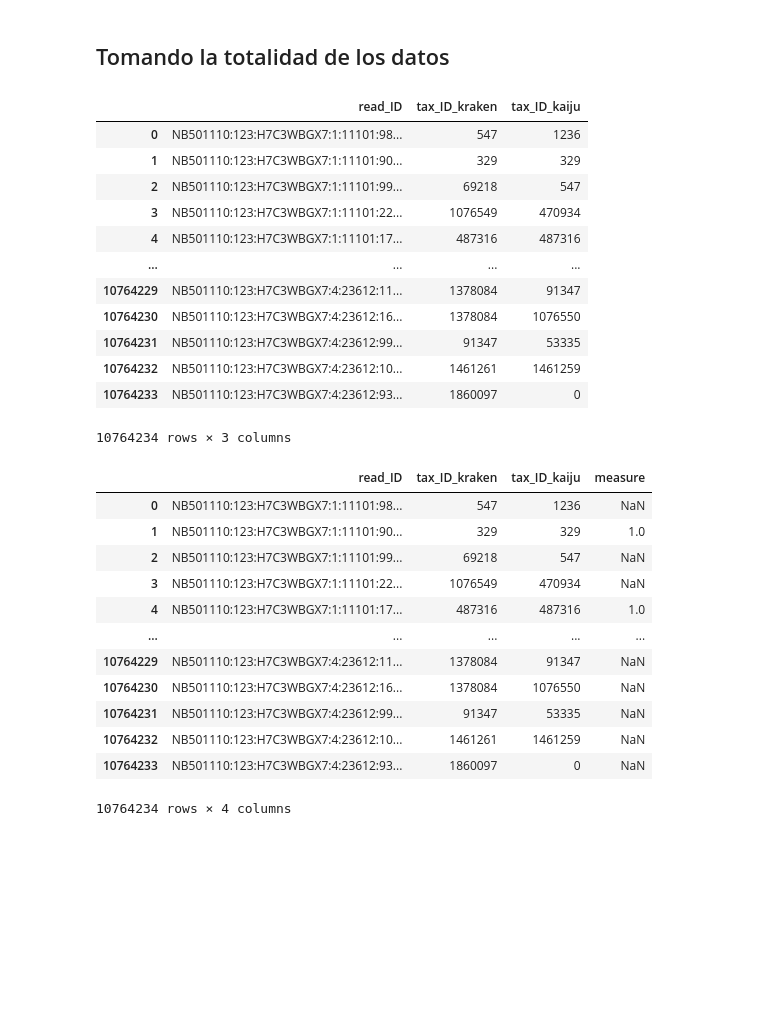
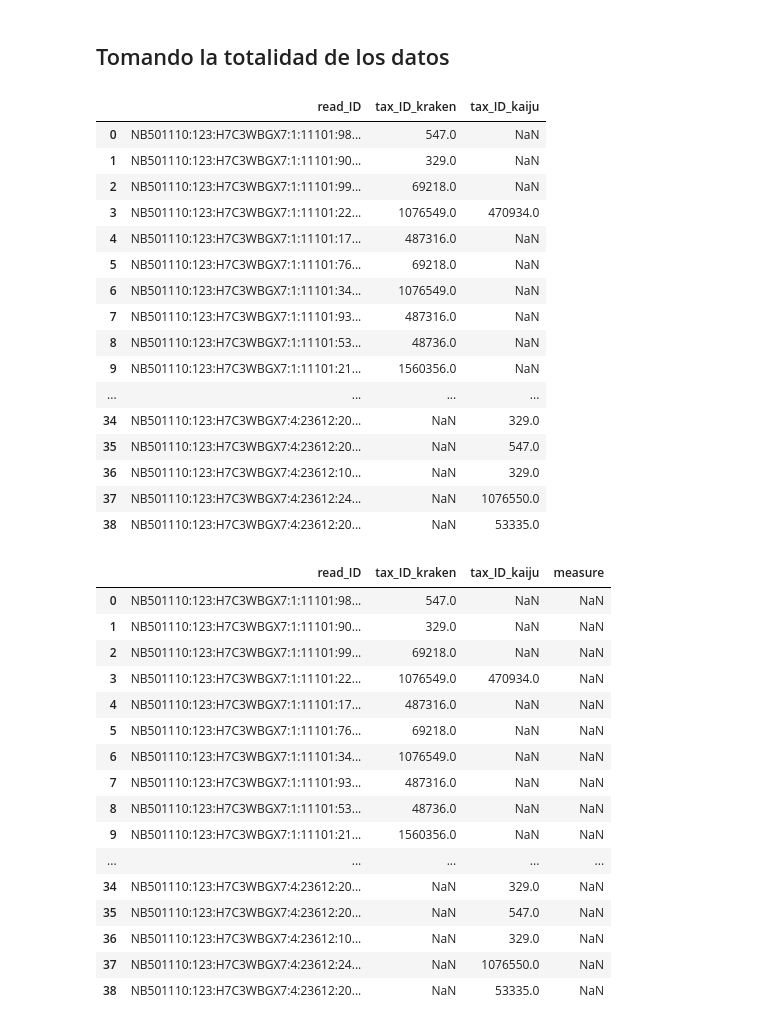
Before and after one commit to CamilaSilva1995/Tesis_Maestria, a Jupyter notebook: Comparacion_taxonomica/Proyecto_metanomica.ipynb, the cells around one changed output. Cells and saved outputs as stored; diff of their text form; code cells hidden in the pictures; blank space fills up the shorter version.

Commit message:
test: :construction_worker: Tested notebook with sample data

```diff
--- a/Comparacion_taxonomica/Proyecto_metanomica.ipynb
+++ b/Comparacion_taxonomica/Proyecto_metanomica.ipynb
@@ -74,43 +74,55 @@ DFfusion
 # %% [markdown]
 ## Tomando la totalidad de los datos
 # %%
-datakraken = pd.read_csv('data/21_10_datos_completos/EG1BMAA_kraken.tsv',sep='\t',header=None, names=["c-clasificado", "read_ID","tax_ID_kraken","length_pb","LCA_taxonomic"])
-datakaiju = pd.read_csv('data/21_10_datos_completos/EG1BMAA_kaiju.tsv',sep='\t',header=None, names=["c-clasificado","read_ID","tax_ID_kaiju"])
+datakraken = pd.read_csv('data/10lineas_kraken.tsv',sep='\t',header=None, names=["c-clasificado", "read_ID","tax_ID_kraken","length_pb","LCA_taxonomic"])
+datakaiju = pd.read_csv('data/10lineas_kaiju.tsv',sep='\t',header=None, names=["c-clasificado","read_ID","tax_ID_kaiju"])
+datakraken2 = pd.read_csv('data/10lineascola_kraken.tsv',sep='\t',header=None, names=["c-clasificado", "read_ID","tax_ID_kraken","length_pb","LCA_taxonomic"])
+datakaiju2 = pd.read_csv('data/10lineascola_kaiju.tsv',sep='\t',header=None, names=["c-clasificado","read_ID","tax_ID_kaiju"])
 # %%
 datakrakenall = datakraken.drop(["c-clasificado","length_pb","LCA_taxonomic"], axis=1)
 datakaijuall = datakaiju.drop(["c-clasificado"], axis=1)
+datakrakenall2 = datakraken2.drop(["c-clasificado","length_pb","LCA_taxonomic"], axis=1)
+datakaijuall2 = datakaiju2.drop(["c-clasificado"], axis=1)
 # %%
-allOutputs = [datakrakenall, datakaijuall] #lista de dataframe
+allOutputs = [datakrakenall, datakaijuall, datakrakenall2, datakaijuall2] #lista de dataframe
 DFfusion = unite(allOutputs)
 DFfusion
 # %% [output]
 |  | read_ID | tax_ID_kraken | tax_ID_kaiju |
-| 0 | NB501110:123:H7C3WBGX7:1:11101:98... | 547 | 1236 |
-| 1 | NB501110:123:H7C3WBGX7:1:11101:90... | 329 | 329 |
-| 2 | NB501110:123:H7C3WBGX7:1:11101:99... | 69218 | 547 |
-| 3 | NB501110:123:H7C3WBGX7:1:11101:22... | 1076549 | 470934 |
-| 4 | NB501110:123:H7C3WBGX7:1:11101:17... | 487316 | 487316 |
+| 0 | NB501110:123:H7C3WBGX7:1:11101:98... | 547.0 | NaN |
+| 1 | NB501110:123:H7C3WBGX7:1:11101:90... | 329.0 | NaN |
+| 2 | NB501110:123:H7C3WBGX7:1:11101:99... | 69218.0 | NaN |
+| 3 | NB501110:123:H7C3WBGX7:1:11101:22... | 1076549.0 | 470934.0 |
+| 4 | NB501110:123:H7C3WBGX7:1:11101:17... | 487316.0 | NaN |
+| 5 | NB501110:123:H7C3WBGX7:1:11101:76... | 69218.0 | NaN |
+| 6 | NB501110:123:H7C3WBGX7:1:11101:34... | 1076549.0 | NaN |
+| 7 | NB501110:123:H7C3WBGX7:1:11101:93... | 487316.0 | NaN |
+| 8 | NB501110:123:H7C3WBGX7:1:11101:53... | 48736.0 | NaN |
+| 9 | NB501110:123:H7C3WBGX7:1:11101:21... | 1560356.0 | NaN |
 | ... | ... | ... | ... |
-| 10764229 | NB501110:123:H7C3WBGX7:4:23612:11... | 1378084 | 91347 |
-| 10764230 | NB501110:123:H7C3WBGX7:4:23612:16... | 1378084 | 1076550 |
-| 10764231 | NB501110:123:H7C3WBGX7:4:23612:99... | 91347 | 53335 |
-| 10764232 | NB501110:123:H7C3WBGX7:4:23612:10... | 1461261 | 1461259 |
-| 10764233 | NB501110:123:H7C3WBGX7:4:23612:93... | 1860097 | 0 |
+| 34 | NB501110:123:H7C3WBGX7:4:23612:20... | NaN | 329.0 |
+| 35 | NB501110:123:H7C3WBGX7:4:23612:20... | NaN | 547.0 |
+| 36 | NB501110:123:H7C3WBGX7:4:23612:10... | NaN | 329.0 |
+| 37 | NB501110:123:H7C3WBGX7:4:23612:24... | NaN | 1076550.0 |
+| 38 | NB501110:123:H7C3WBGX7:4:23612:20... | NaN | 53335.0 |
-10764234 rows × 3 columns
 # %%
 DFfusion['measure'] = np.where((DFfusion['tax_ID_kraken'] == DFfusion['tax_ID_kaiju']) , 1, np.nan)
 DFfusion
 # %% [output]
 |  | read_ID | tax_ID_kraken | tax_ID_kaiju | measure |
-| 0 | NB501110:123:H7C3WBGX7:1:11101:98... | 547 | 1236 | NaN |
-| 1 | NB501110:123:H7C3WBGX7:1:11101:90... | 329 | 329 | 1.0 |
-| 2 | NB501110:123:H7C3WBGX7:1:11101:99... | 69218 | 547 | NaN |
-| 3 | NB501110:123:H7C3WBGX7:1:11101:22... | 1076549 | 470934 | NaN |
-| 4 | NB501110:123:H7C3WBGX7:1:11101:17... | 487316 | 487316 | 1.0 |
+| 0 | NB501110:123:H7C3WBGX7:1:11101:98... | 547.0 | NaN | NaN |
+| 1 | NB501110:123:H7C3WBGX7:1:11101:90... | 329.0 | NaN | NaN |
+| 2 | NB501110:123:H7C3WBGX7:1:11101:99... | 69218.0 | NaN | NaN |
+| 3 | NB501110:123:H7C3WBGX7:1:11101:22... | 1076549.0 | 470934.0 | NaN |
+| 4 | NB501110:123:H7C3WBGX7:1:11101:17... | 487316.0 | NaN | NaN |
+| 5 | NB501110:123:H7C3WBGX7:1:11101:76... | 69218.0 | NaN | NaN |
+| 6 | NB501110:123:H7C3WBGX7:1:11101:34... | 1076549.0 | NaN | NaN |
+| 7 | NB501110:123:H7C3WBGX7:1:11101:93... | 487316.0 | NaN | NaN |
+| 8 | NB501110:123:H7C3WBGX7:1:11101:53... | 48736.0 | NaN | NaN |
+| 9 | NB501110:123:H7C3WBGX7:1:11101:21... | 1560356.0 | NaN | NaN |
 | ... | ... | ... | ... | ... |
-| 10764229 | NB501110:123:H7C3WBGX7:4:23612:11... | 1378084 | 91347 | NaN |
-| 10764230 | NB501110:123:H7C3WBGX7:4:23612:16... | 1378084 | 1076550 | NaN |
-| 10764231 | NB501110:123:H7C3WBGX7:4:23612:99... | 91347 | 53335 | NaN |
-| 10764232 | NB501110:123:H7C3WBGX7:4:23612:10... | 1461261 | 1461259 | NaN |
-| 10764233 | NB501110:123:H7C3WBGX7:4:23612:93... | 1860097 | 0 | NaN |
+| 34 | NB501110:123:H7C3WBGX7:4:23612:20... | NaN | 329.0 | NaN |
+| 35 | NB501110:123:H7C3WBGX7:4:23612:20... | NaN | 547.0 | NaN |
+| 36 | NB501110:123:H7C3WBGX7:4:23612:10... | NaN | 329.0 | NaN |
+| 37 | NB501110:123:H7C3WBGX7:4:23612:24... | NaN | 1076550.0 | NaN |
+| 38 | NB501110:123:H7C3WBGX7:4:23612:20... | NaN | 53335.0 | NaN |
-10764234 rows × 4 columns
```
